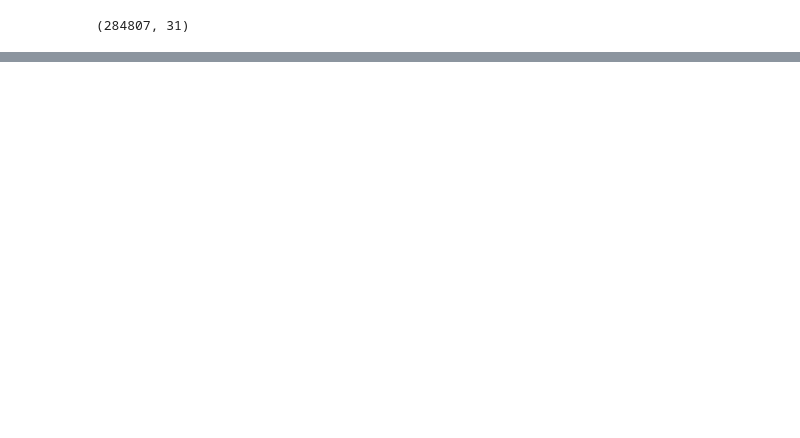
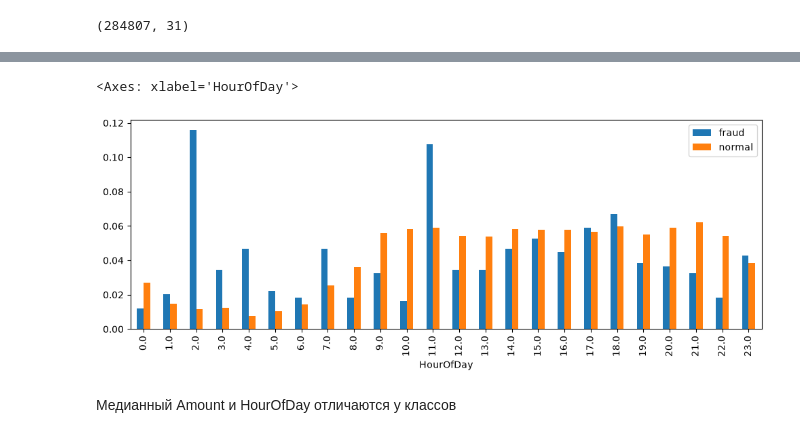
Before and after one commit to rriizz2k/fraud-detection-autoencoder, a Jupyter notebook: notebooks/01_eda.ipynb, the cells around one changed output, grey strips where cells are left out. Cells and saved outputs as stored; diff of their text form; code cells hidden in the pictures; blank space fills up the shorter version.

```diff
--- a/notebooks/01_eda.ipynb
+++ b/notebooks/01_eda.ipynb
@@ -28,0 +79,9 @@ df
+# %%
+df['HourOfDay'] = (df['Time'] // 3600) % 24
+
+fraud  = df[df['Class'] == 1]['HourOfDay'].value_counts(normalize=True).sort_index()
+normal = df[df['Class'] == 0]['HourOfDay'].value_counts(normalize=True).sort_index()
+
+hours = pd.DataFrame({'fraud': fraud, 'normal': normal}).fillna(0)
+hours['ratio'] = hours['fraud'] / hours['normal']
+hours
@@ -28,0 +107,7 @@ df
+# %%
+hours[['fraud', 'normal']].plot(kind='bar', figsize=(12, 4))
+# %% [output]
+<Axes: xlabel='HourOfDay'>
+[figure, added]
+# %% [markdown]
+Медианный Amount и HourOfDay отличаются у классов
```
Also changed, not shown: parts of 8 cells of this notebook.
